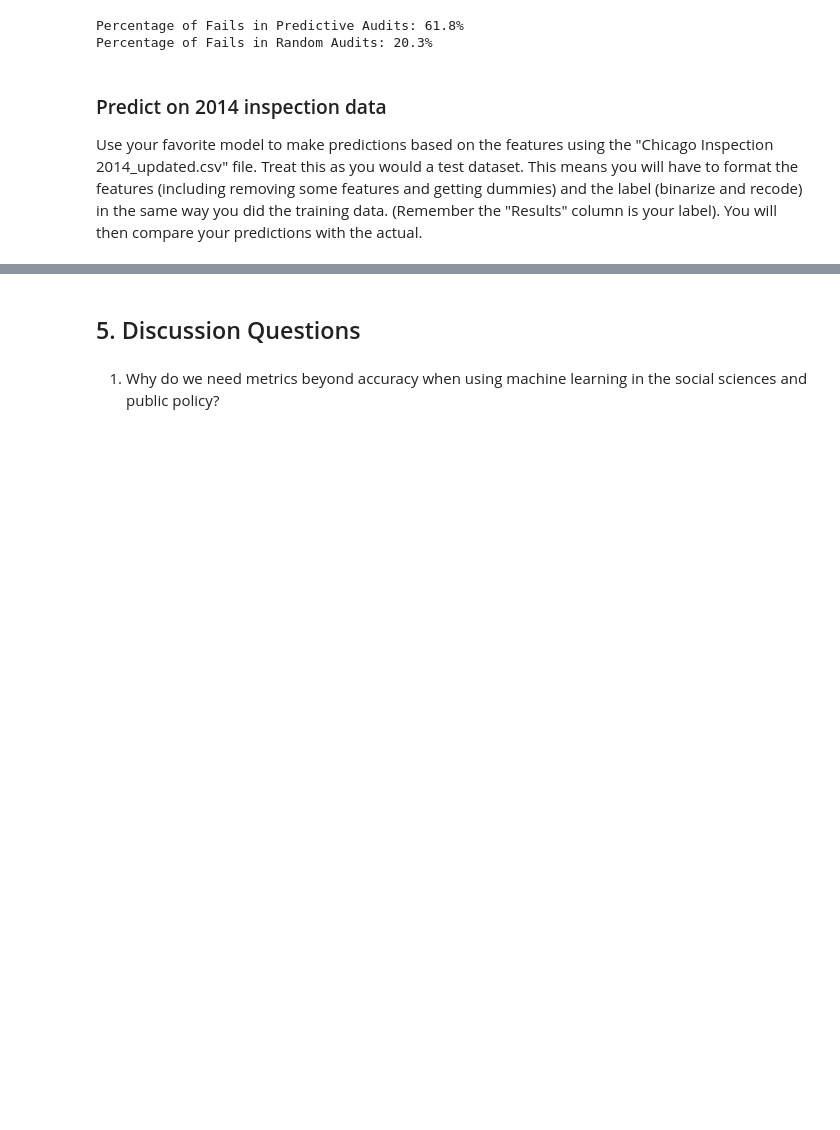
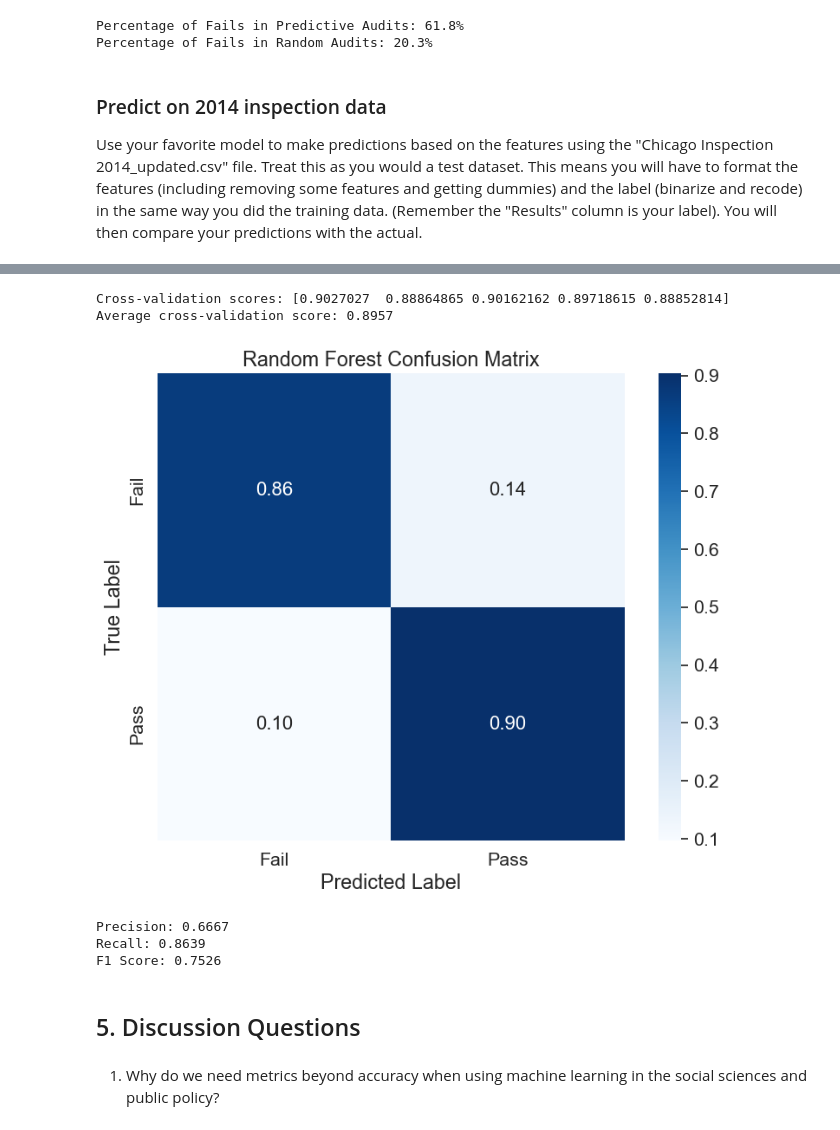
Before and after one commit to taylorgaldi/Computational-Social-Science-Projects, a Jupyter notebook: Project 3/Project 3 Work w binary.ipynb, the cells around one changed output, grey strips where cells are left out. Saved outputs shown, nothing was run; the diff lists cells and outputs as text; code cells hidden in the pictures; blank space fills up the shorter version.

```diff
--- a/Project 3/Project 3 Work w binary.ipynb
+++ b/Project 3/Project 3 Work w binary.ipynb
@@ -1102,3 +1097,5 @@ test_columns = X.columns.tolist()
 # Split into train/test sets
 from sklearn.ensemble import RandomForestClassifier
 X_train, X_val, y_train, y_val = train_test_split(X, y, test_size=0.2, random_state=42)
+# Ensure that the columns in X_val match those in X_train
+X_val = X_val.reindex(columns=X_train.columns, fill_value=0)
@@ -1106,0 +1205,17 @@ ValueError: Found input variables with inconsistent numbers of samples: [3911, 1
+# %%
+# Set up the hyperparameter grid
+param_grid = {
+    'n_estimators': [100, 200],           # Number of trees
+    'max_depth': [10, 20, None],          # Max depth of trees
+    'min_samples_split': [2, 5, 10]       # Minimum samples required to split a node
+}
+
+# Use GridSearchCV to find the best parameters
+grid_search = GridSearchCV(rf_classifier, param_grid, cv=5, n_jobs=-1)
+grid_search.fit(X_train, y_train)
+
+# Get the best model
+best_rf = grid_search.best_estimator_
+
+# Evaluate the model
+print("Best Parameters:", grid_search.best_params_)
@@ -1125,18 +1245,61 @@ Feature names unseen at fit time:
+# %%
+# specify cross-validation
+# ----------
+scores = cross_val_score(best_rf, X, y, cv=5)
+print(f"Cross-validation scores: {scores}")
+print(f"Average cross-validation score: {scores.mean():.4f}")
+# %% [output]
+Cross-validation scores: [0.9027027  0.88864865 0.90162162 0.89718615 0.88852814]
+Average cross-validation score: 0.8957
+# %%
+# Generate the confusion matrix
+rfcf_matrix = confusion_matrix(y_val, y_pred,
+                               normalize="true")
+
+# Convert to DataFrame
+cm_df = pd.DataFrame(rfcf_matrix,
+                           index=['Fail', 'Pass'],  # True labels
+                           columns=['Fail', 'Pass'])  # Predicted labels
+
+
+# Set figure specifications
+plt.figure(figsize=(10, 7))
+sns.set(font_scale=1.4)  # For label size
+
+# Plot the heatmap
+sns.heatmap(cm_df,
+            annot=True,
+            annot_kws={"size": 16},
+            fmt=".2f",  # Format the numbers as floats with 2 decimal places
+            cmap="Blues",  # Color scheme for the heatmap
+            cbar=True,     # Show the color bar
+            square=True)   # Keep the heatmap square
+
+# Titles and labels
+plt.title("Random Forest Confusion Matrix")
+plt.xlabel("Predicted Label")
+plt.ylabel("True Label")
+plt.show()
+# %% [output]
+[figure, added]
 # %%
 # evaluate
 # -----------
 from sklearn.metrics import precision_score, recall_score, f1_score, accuracy_score
 
-# Calculate Precision, Recall, F1 Score, and Accuracy
-precision = precision_score(y_test2014, y_pred_2014)
-recall = recall_score(y_test2014, y_pred_2014)
-f1 = f1_score(y_test2014, y_pred_2014)
-accuracy = accuracy_score(y_test2014, y_pred_2014)
+# Precision, Recall, F1 Score for "Fail" class
+precision = precision_score(y_val, y_pred, pos_label='Fail')
+recall = recall_score(y_val, y_pred, pos_label='Fail')
+f1 = f1_score(y_val, y_pred, pos_label='Fail')
+
 
 print(f"Precision: {precision:.4f}")
 print(f"Recall: {recall:.4f}")
 print(f"F1 Score: {f1:.4f}")
-print(f"Accuracy: {accuracy:.4f}")
+# %% [output]
+Precision: 0.6667
+Recall: 0.8639
+F1 Score: 0.7526
 # %% [markdown]
 ## 5. Discussion Questions
 # %% [markdown]
```
Also changed, not shown: parts of 15 cells of this notebook.
